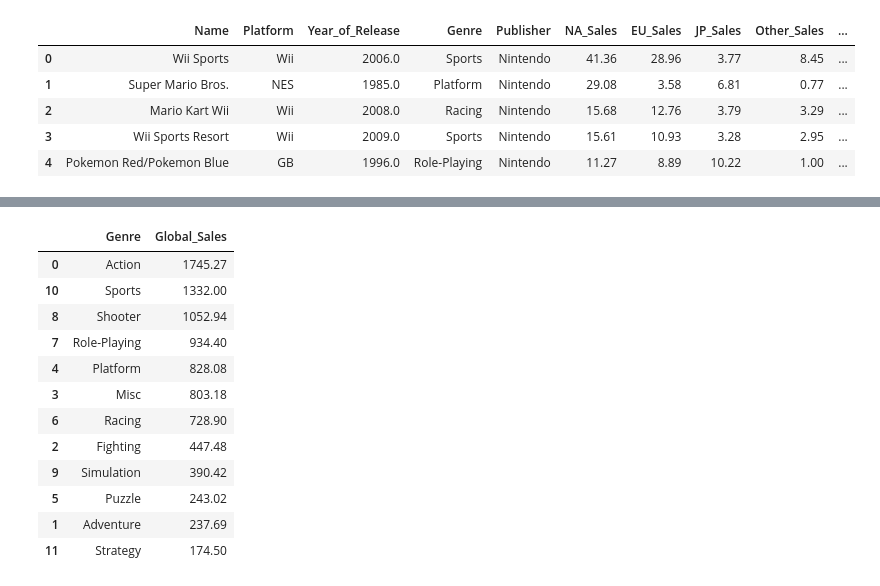
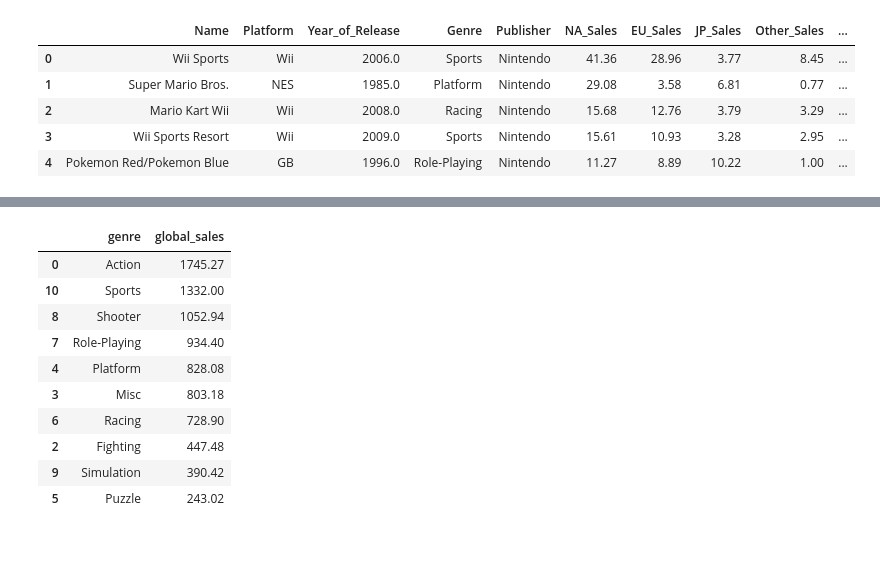
Before and after one commit to luiselallali18-hub/video-game-sales-storytelling-dashboard, a Jupyter notebook: notebooks/eda.ipynb, the cells around one changed output, grey strips where cells are left out. Saved outputs shown, nothing was run; the diff lists cells and outputs as text; code cells hidden in the pictures; blank space fills up the shorter version.

```diff
--- a/notebooks/eda.ipynb
+++ b/notebooks/eda.ipynb
@@ -18,0 +41,14 @@ df.head()
+# %%
+# Revisar y eliminar duplicados exactos
+duplicados = df_clean.duplicated().sum()
+print("Duplicados exactos:", duplicados)
+
+df_clean = df_clean.drop_duplicates()
+
+# Limpiar espacios en blanco en columnas de texto
+cols_texto = df_clean.select_dtypes(include="object").columns
+
+for col in cols_texto:
+    df_clean[col] = df_clean[col].str.strip()
+
+df_clean.shape
@@ -18,0 +60,10 @@ df.head()
+# %%
+# Ajustar tipos de datos
+df_clean["year_of_release"] = df_clean["year_of_release"].astype("Int64")
+df_clean["user_score"] = pd.to_numeric(df_clean["user_score"], errors="coerce")
+df_clean["critic_score"] = pd.to_numeric(df_clean["critic_score"], errors="coerce")
+df_clean["critic_count"] = pd.to_numeric(df_clean["critic_count"], errors="coerce")
+df_clean["user_count"] = pd.to_numeric(df_clean["user_count"], errors="coerce")
+
+# Verificar tipos
+df_clean.dtypes
@@ -107,15 +271,15 @@ ventas_por_plataforma.head(10)
 # %%
-# Ranking de géneros por ventas globales
+# Ventas globales por género
 ventas_por_genero = (
-    df.groupby("Genre")["Global_Sales"]
-      .sum()
-      .reset_index()
-      .sort_values("Global_Sales", ascending=False)
+    df_clean.groupby("genre", dropna=True)["global_sales"]
+    .sum()
+    .reset_index()
+    .sort_values("global_sales", ascending=False)
 )
 
-ventas_por_genero
+ventas_por_genero.head(10)
 # %% [output]
-|  | Genre | Global_Sales |
+|  | genre | global_sales |
 | 0 | Action | 1745.27 |
 | 10 | Sports | 1332.00 |
 | 8 | Shooter | 1052.94 |
@@ -126,5 +290,3 @@ ventas_por_genero
 | 2 | Fighting | 447.48 |
 | 9 | Simulation | 390.42 |
 | 5 | Puzzle | 243.02 |
-| 1 | Adventure | 237.69 |
-| 11 | Strategy | 174.50 |
```
Also changed, not shown: parts of 20 cells of this notebook.
